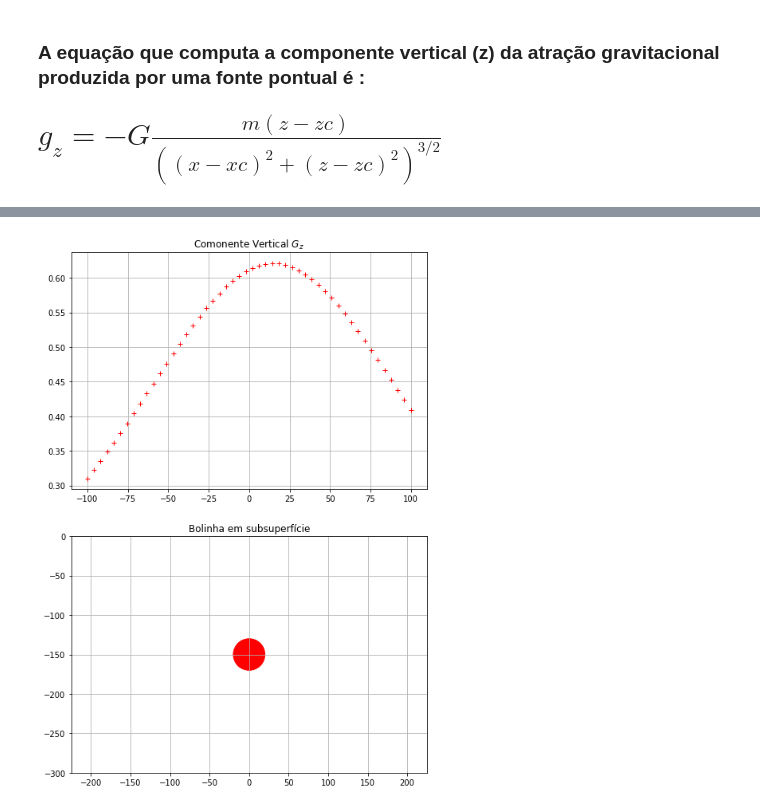
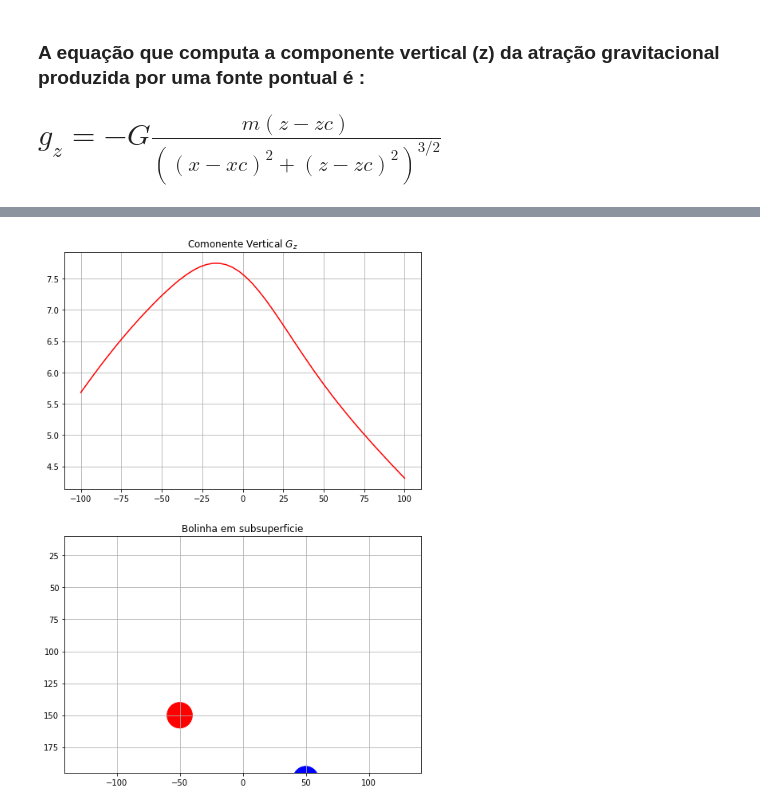
Before and after one commit to EdsonAlonso/EstagioCurricular, a Jupyter notebook: Sphere_grav.ipynb, the cells around one changed output, grey strips where cells are left out. Drawn from its saved outputs; the diff is of its cells as text; code cells hidden in the pictures.

```diff
--- a/Sphere_grav.ipynb
+++ b/Sphere_grav.ipynb
@@ -88,0 +31,23 @@ plt.show()
+# %%
+# Definicao das propriedades da fonte esferica:
+xc = [-50.0,50.0]
+zc = [150.0,200.0]
+xmed = 0
+zmed = 175
+def volfont(raio,rho):
+    V = (4.0/3.0) * pi * raio**3 * rho
+    massa = V * rho
+    return raio,rho,V,massa
+raio = volfont(10,2000)[0] # metros
+rho = volfont(10,2000)[1] #kg/m3
+V = volfont(10,2000)[2] # m3
+massa = volfont(10,2000)[3] # kg
+# %%
+# calculo da componente vertical gz:
+gz = np.zeros(50)
+def gzvert(massa,xcentro,zcentro,posgrav,alt):
+    gz =  - G * massa * (z-zcentro) / ( (posgrav-xcentro)**2 + (z-zcentro)**2 )**(3/2)
+    return gz*si2mGal
+for i in range(0,2):
+    gz += gzvert(massa,xc[i],zc[i],x,z)
+print(gz)
@@ -89,16 +64,24 @@ plt.show()
 # %%
-circle1=plt.Circle((xc,-zc),radius=raio,color = 'r')
+# plotando o resultado:
 plt.figure(figsize=(8,12))
+circle1=plt.Circle((xc[0],zc[0]),radius=raio,color =  'r')
+circle2 = plt.Circle((xc[1],zc[1]),radius=raio,color = 'b')
 plt.subplot(2,1,1)
-plt.plot(x,gz,'r+')
+plt.plot(x,gz,'r')
 plt.title('Comonente Vertical $G_z$')
 plt.grid()
+
 plt.subplot(2,1,2)
+#plt.contourf(X, Y, U1, 25, cmap = plt.cm.jet)
 plt.gcf().gca().add_artist(circle1)
-plt.title('Bolinha em subsuperfície')
+plt.gcf().gca().add_artist(circle2)
+plt.title('Bolinha em subsuperficie')
 plt.grid()
-plt.xlim((-xc-1.5*zc,xc+1.5*zc))
-plt.ylim((-2*zc,0))
+plt.xlim( ((z[25])/2 - 1.5*(zmed+2*raio)/2, ((-z[25])/2) + 1.5*(zmed+2*raio)/2 ) )
+plt.ylim( (z[25] , zmed + 2*raio) )
+plt.gca().invert_yaxis()
+plt.savefig('TODO_023.pdf', dpi=300, transparet=True, bbox_inches='tight')
+#plt.colorbar()
 plt.show()
 # %% [output]
-[figure, old version]
+[figure, new version]
```
Also changed, not shown: parts of 8 cells of this notebook.
